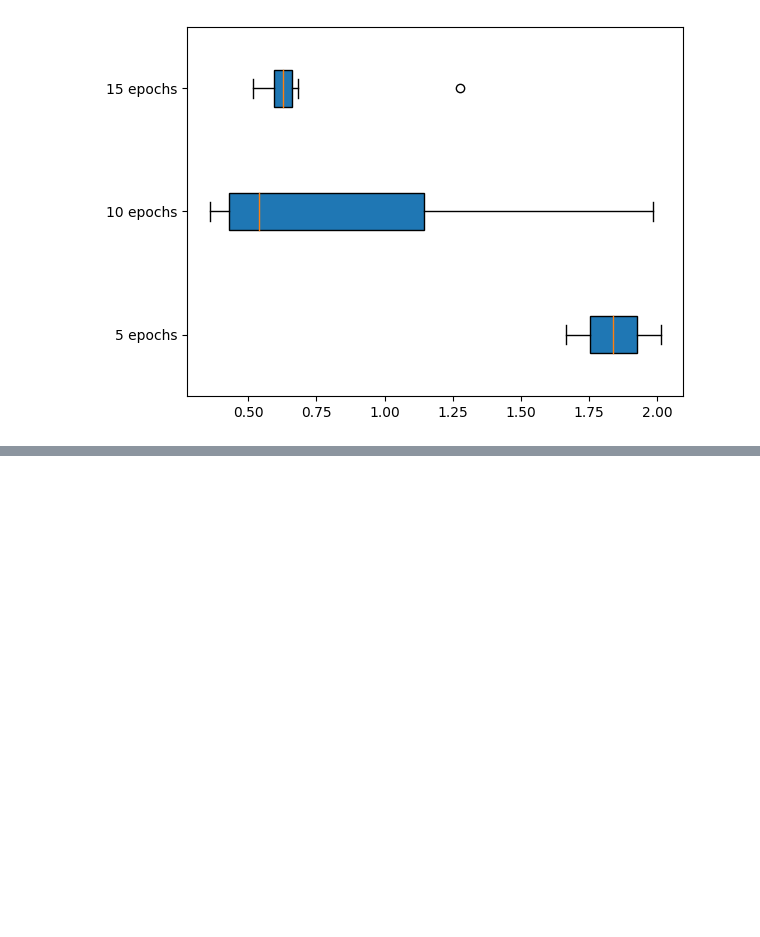
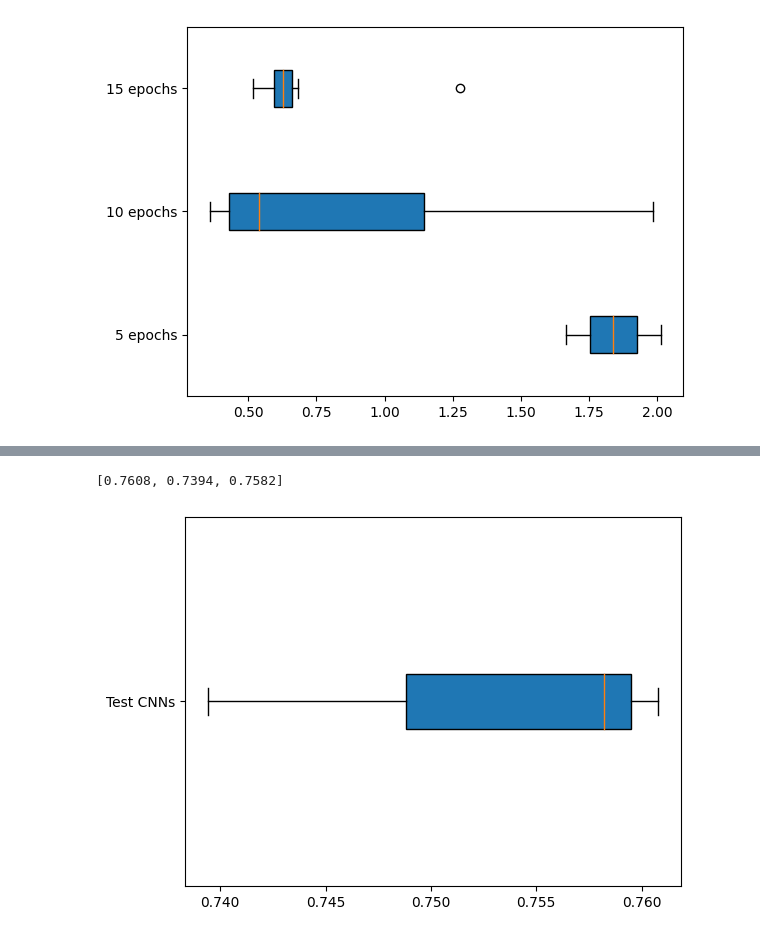
Before and after one commit to LuisaIb/fashion-tuning, a Jupyter notebook: evaluation_old.ipynb, the cells around one changed output, grey strips where cells are left out. Saved outputs shown, nothing was run; the diff lists cells and outputs as text; code cells hidden in the pictures; blank space fills up the shorter version.

```diff
--- a/evaluation.ipynb
+++ b/evaluation_old.ipynb
@@ -215,7 +222,7 @@ make_dot(y.mean(), params=dict(net.named_parameters()))
 # %%
 def plot_boxplot(labels, data):
     plt.boxplot(data, vert=False, patch_artist=True)
-    plt.yticks([1, 2, 3], labels)
+    plt.yticks(np.arange(1, len(labels)+1), labels)
 
 plot_boxplot(['5 epochs', '10 epochs', '15 epochs'], [df_last[df_last['epochs'] == 5].loss.tolist(),
               df_last[df_last['epochs'] == 10].loss.tolist(),
@@ -269,0 +313,20 @@ def train_fashion_mnist(trainloader, valloader):
+# %%
+import random
+
+res = []
+
+for i in range(3):
+    torch.manual_seed(i)
+    random.seed(i)
+    np.random.seed(i)
+
+    acc = test_fashion_mnist(trainloader=trainloader, valloader=valloader, testloader=testloader)
+    res.append(acc)
+
+res
+# %% [output]
+[0.7608, 0.7394, 0.7582]
+# %%
+plot_boxplot(['Test CNNs'], [res])
+# %% [output]
+[figure, added]
```
Also changed, not shown: parts of 2 cells of this notebook, 1 other file.
